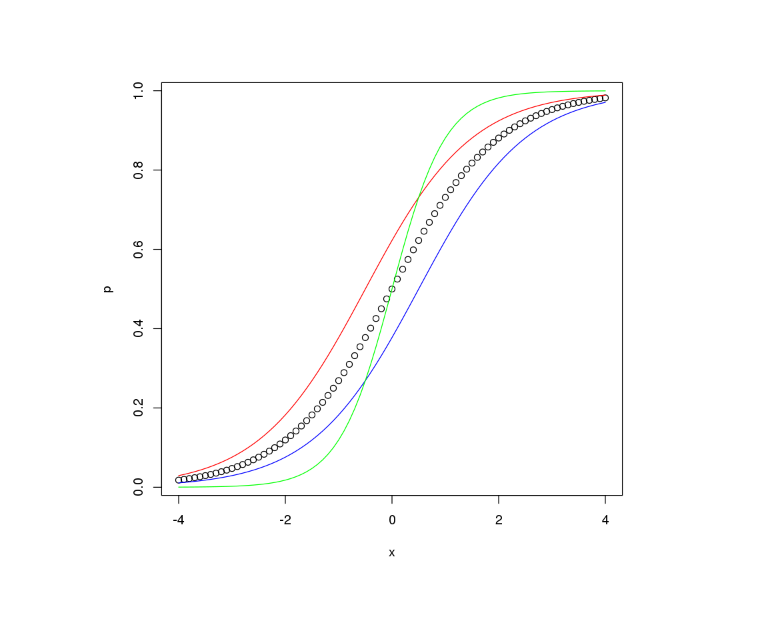
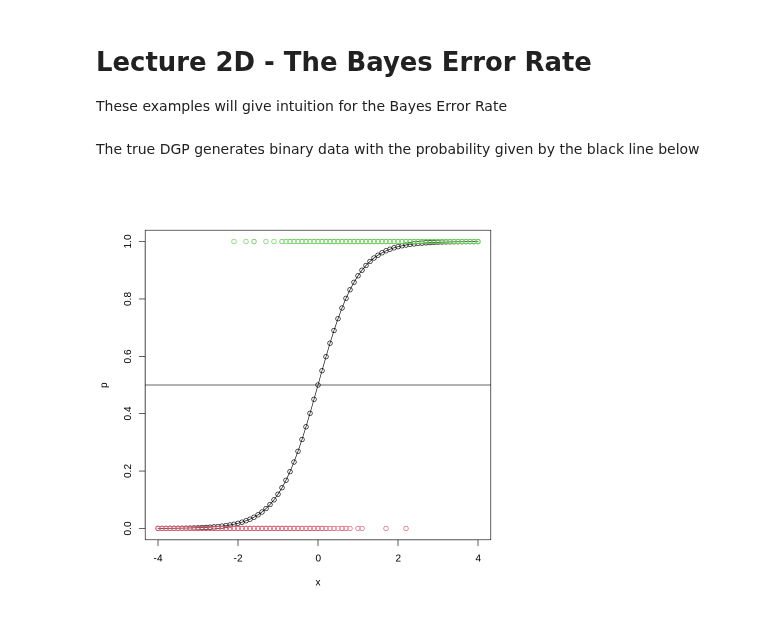
Before and after one commit to ummd/ummd.github.io, a Jupyter notebook: Teaching/Lecture2d.ipynb, the cells around one changed output. Saved outputs shown, nothing was run; the diff lists cells and outputs as text; code cells hidden in the pictures.

```diff
--- a/Teaching/Lecture2d.ipynb
+++ b/Teaching/Lecture2d.ipynb
@@ -13,32 +1,23 @@ The green line changes the parameters on $x$, it makes the probability function
-# %%
-x <- seq(-4,4, by=0.1)
-
-b0 <- 0 #intercept is 0
-b1 <- 1
-
-p <- exp(b0 + b1*x)/(1+exp(b0+b1*x))
-
-plot(x,p)
-
-b0 <- -.5 #intercept is negative
-b1 <- 1
-
-p <- exp(b0 + b1*x)/(1+exp(b0+b1*x))
-
-lines(x,p,col='blue')
-
-b0 <- .5 #intercept is positive
-b1 <- 1
-
-p <- exp(b0 + b1*x)/(1+exp(b0+b1*x))
-
-lines(x,p,col='red')
-
-b0 <- 0
-b1 <- 2 # "slope" is steeper
-
-p <- exp(b0 + b1*x)/(1+exp(b0+b1*x))
-
-lines(x,p,col='green')
-# %% [output]
-[figure, removed]
+# %% [markdown]
+# Lecture 2D - The Bayes Error Rate
+
+These examples will give intuition for the Bayes Error Rate
+# %% [markdown]
+The true DGP generates binary data with the probability given by the black line below
+# %%
+x <- seq(-4,4, by=0.1)
+
+b1 <- 2
+
+p <- exp(b1*x)/(1+exp(b1*x))
+
+plot(x,p)
+lines(x,p,col='black')
+
+
+n <- 810
+y <- rbinom(n,1,rep(p,10))
+points(rep(x,10),y,col=y+2)
+abline(h=0.5)
+# %% [output]
+[figure, added]
```
Also changed, not shown: parts of 12 cells of this notebook.
